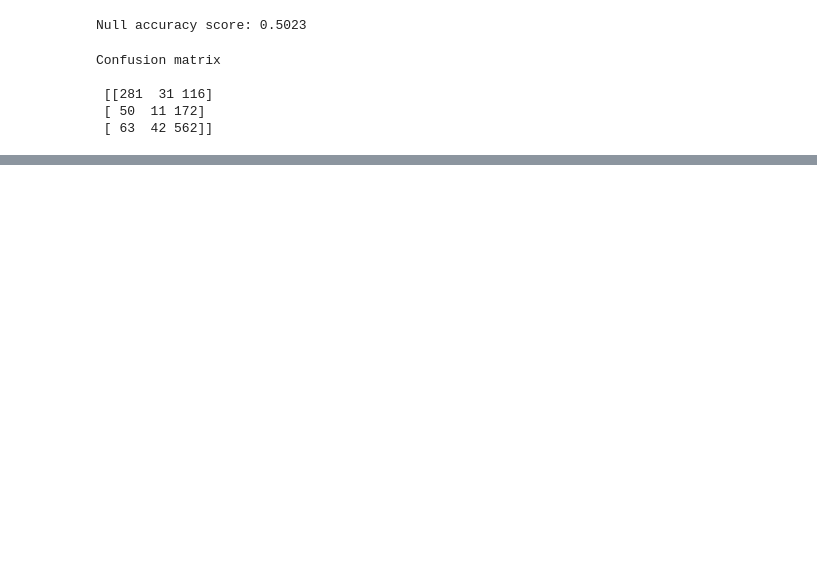
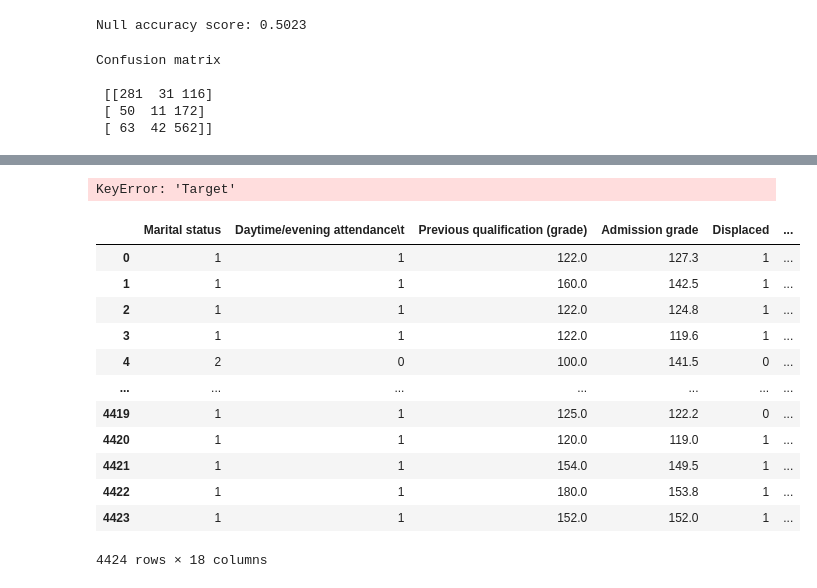
Before and after one commit to Chi-EEE/Data_Science-Project, a Jupyter notebook: Notebooks/Naïve-Bayes-Classifier/Naive-Bayes.ipynb, the cells around one changed output, grey strips where cells are left out. Drawn from its saved outputs; the diff is of its cells as text; code cells hidden in the pictures; blank space fills up the shorter version.

```diff
--- a/Notebooks/Naïve-Bayes-Classifier/Naive-Bayes.ipynb
+++ b/Notebooks/Naïve-Bayes-Classifier/Naive-Bayes.ipynb
@@ -206,0 +231,3 @@ Confusion matrix
+# %%
+data = pd.read_csv("data/drop-out-new.csv")
+data.info()
@@ -206,0 +252,27 @@ Confusion matrix
+# %%
+# Mapping values to True and False
+mapping = {'Graduate': False, 'Enrolled': False, 'Dropout': True}
+
+# Replacing values in the 'Target' column
+data['Target'] = data['Target'].replace(mapping)
+
+# Renaming the 'Target' column to 'Dropout'
+data = data.rename(columns={'Target': 'Dropout'})
+# %% [output]
+KeyError: 'Target'
+# %%
+data
+# %% [output]
+|  | Marital status | Daytime/evening attendance\t | Previous qualification (grade) | Admission grade | Displaced | ... |
+| 0 | 1 | 1 | 122.0 | 127.3 | 1 | ... |
+| 1 | 1 | 1 | 160.0 | 142.5 | 1 | ... |
+| 2 | 1 | 1 | 122.0 | 124.8 | 1 | ... |
+| 3 | 1 | 1 | 122.0 | 119.6 | 1 | ... |
+| 4 | 2 | 0 | 100.0 | 141.5 | 0 | ... |
+| ... | ... | ... | ... | ... | ... | ... |
+| 4419 | 1 | 1 | 125.0 | 122.2 | 0 | ... |
+| 4420 | 1 | 1 | 120.0 | 119.0 | 1 | ... |
+| 4421 | 1 | 1 | 154.0 | 149.5 | 1 | ... |
+| 4422 | 1 | 1 | 180.0 | 153.8 | 1 | ... |
+| 4423 | 1 | 1 | 152.0 | 152.0 | 1 | ... |
+4424 rows × 18 columns
```
Also changed, not shown: parts of 20 cells of this notebook.
